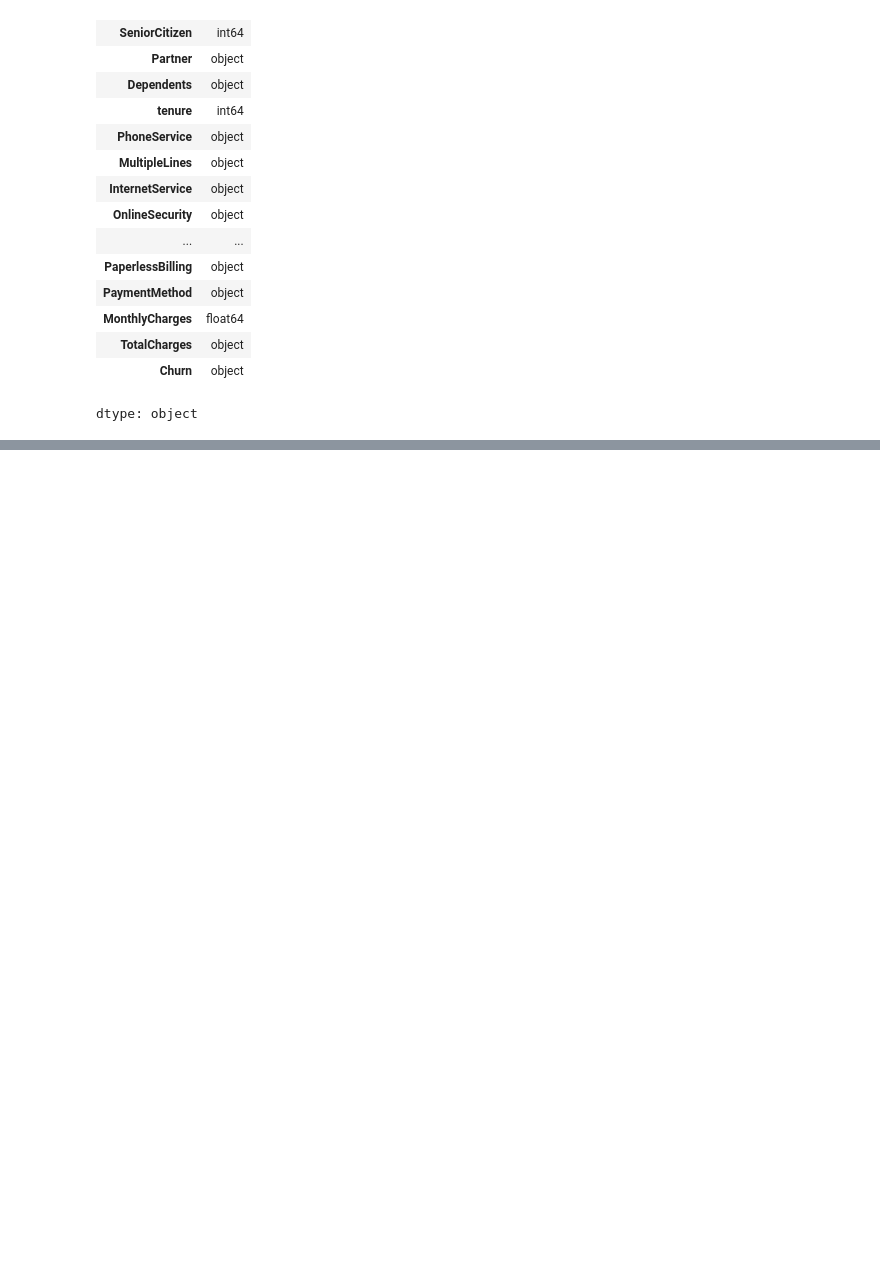
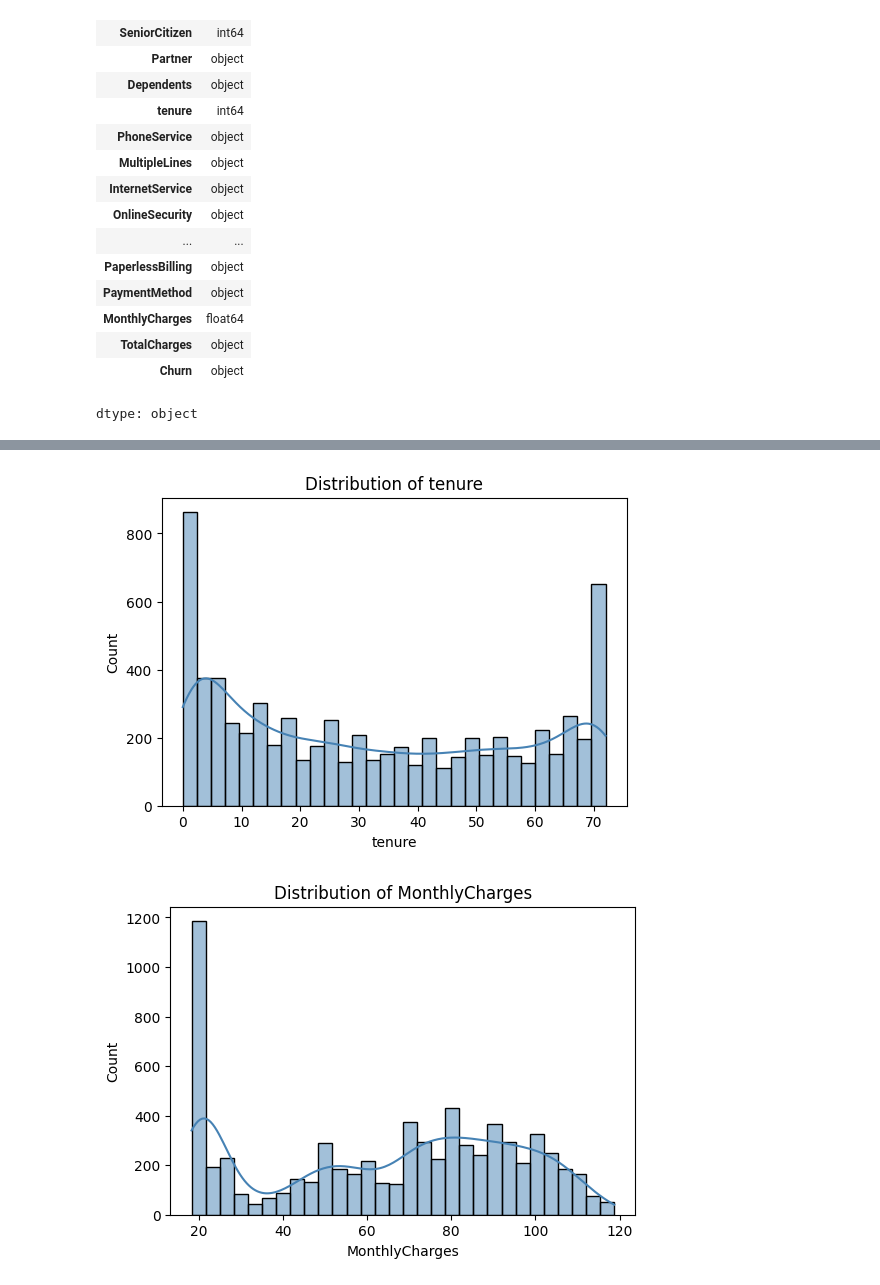
Before and after one commit to Daham-abeyratne/Customer_Churn_Prediction, a Jupyter notebook: costomer_churn_prediciton.ipynb, the cells around one changed output, grey strips where cells are left out. Saved outputs shown, nothing was run; the diff lists cells and outputs as text; code cells hidden in the pictures; blank space fills up the shorter version.

```diff
--- a/costomer_churn_prediciton.ipynb
+++ b/costomer_churn_prediciton.ipynb
@@ -119,0 +191,7 @@ Text(0.5, 1.0, 'Churn Count')
+# %%
+print("Unique Values")
+categories = telco_data.select_dtypes(include=['object']).columns
+categories = categories.drop('customerID')
+for col in categories:
+  print(f"{col}: {telco_data[col].nunique()} unique values")
+  print(f"{telco_data[col].unique()}\n")
@@ -119,0 +216,4 @@ Text(0.5, 1.0, 'Churn Count')
+# %%
+for col in categories:
+  unkown =(telco_data[col] == ' ').sum()
+  print(f"{col}: {unkown} unkown values")
@@ -119,0 +247,11 @@ Text(0.5, 1.0, 'Churn Count')
+# %%
+num_cols = ['tenure', 'MonthlyCharges']
+# %%
+for col in num_cols:
+    plt.figure(figsize=(6,4))
+    sns.histplot(telco_data[col], kde=True, bins=30, color='steelblue')
+    plt.title(f"Distribution of {col}")
+    plt.show()
+# %% [output]
+[figure, added]
+[figure, added]
```
Also changed, not shown: parts of 28 cells of this notebook.
